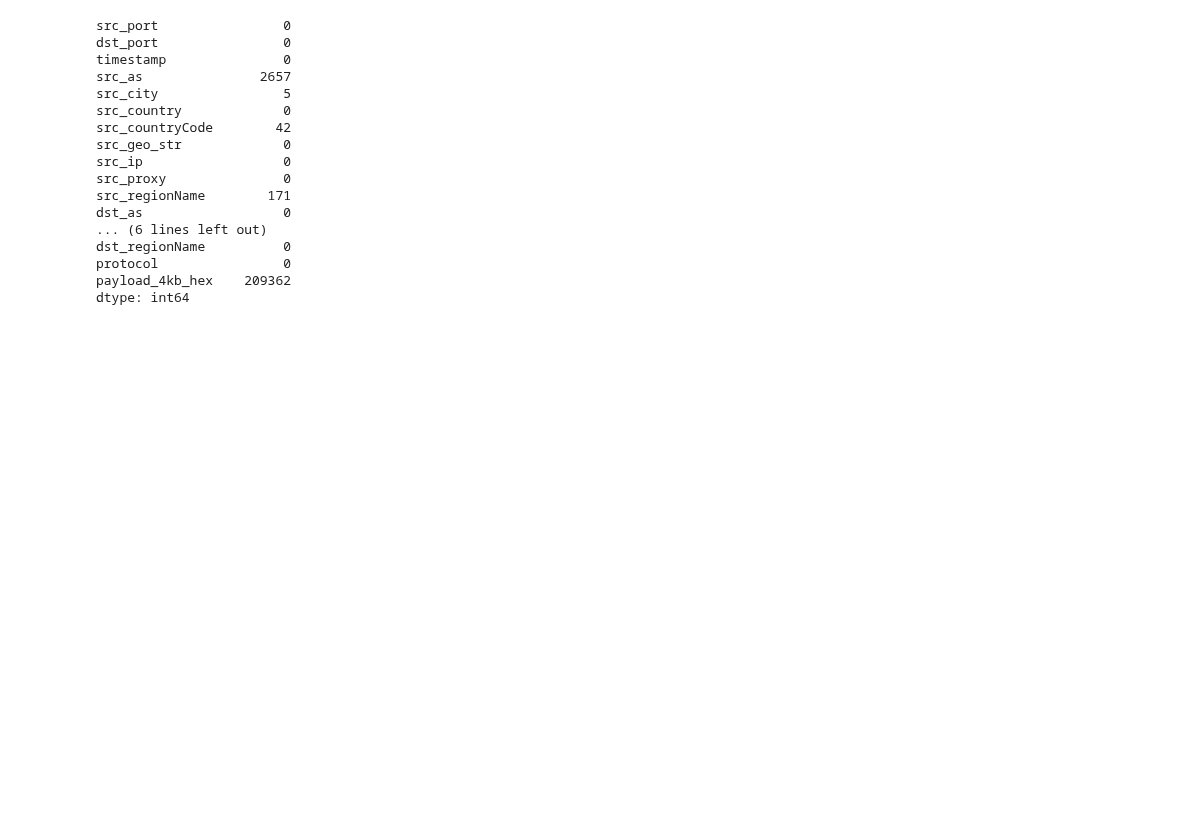
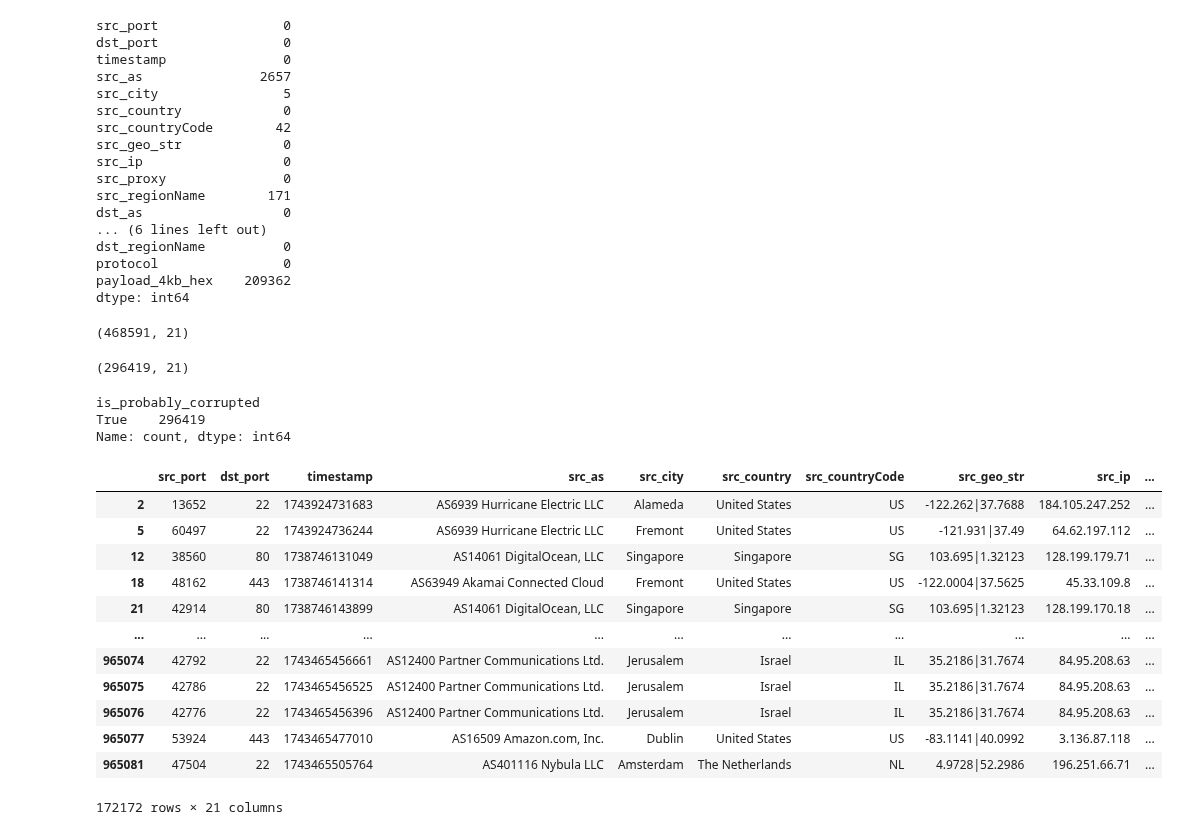
Before and after one commit to lucchinaluca/thesis-datasec, a Jupyter notebook: payload_analysis.ipynb, the cells around one changed output. Saved outputs shown, nothing was run; the diff lists cells and outputs as text; code cells hidden in the pictures; blank space fills up the shorter version.

Commit message:
modif improvement on payload analysis

```diff
--- a/payload_analysis.ipynb
+++ b/payload_analysis.ipynb
@@ -49,3 +49,14 @@ dst_regionName          0
 protocol                0
 payload_4kb_hex    209362
 dtype: int64
+# %%
+df.dropna(subset="payload_4kb_hex", inplace=True)
+# %%
+df.shape
+# %% [output]
+(468591, 21)
+# %%
+# ef bf bd is a very likely sign of the presence of so a corrupted payload �
+df[df['payload_4kb_hex'].str.contains("efbfbd", na=False)].shape
+# %% [output]
+(296419, 21)
@@ -52,3 +76,27 @@ dtype: int64
+# %%
+df_suspect['is_probably_corrupted'].value_counts()
+# %% [output]
+is_probably_corrupted
+True    296419
+Name: count, dtype: int64
+# %%
+df.drop(index=df[df['payload_4kb_hex'].str.contains("efbfbd", na=False)].index, inplace=True)
+# %%
+df
+# %% [output]
+|  | src_port | dst_port | timestamp | src_as | src_city | src_country | src_countryCode | src_geo_str | src_ip | ... |
+| 2 | 13652 | 22 | 1743924731683 | AS6939 Hurricane Electric LLC | Alameda | United States | US | -122.262|37.7688 | 184.105.247.252 | ... |
+| 5 | 60497 | 22 | 1743924736244 | AS6939 Hurricane Electric LLC | Fremont | United States | US | -121.931|37.49 | 64.62.197.112 | ... |
+| 12 | 38560 | 80 | 1738746131049 | AS14061 DigitalOcean, LLC | Singapore | Singapore | SG | 103.695|1.32123 | 128.199.179.71 | ... |
+| 18 | 48162 | 443 | 1738746141314 | AS63949 Akamai Connected Cloud | Fremont | United States | US | -122.0004|37.5625 | 45.33.109.8 | ... |
+| 21 | 42914 | 80 | 1738746143899 | AS14061 DigitalOcean, LLC | Singapore | Singapore | SG | 103.695|1.32123 | 128.199.170.18 | ... |
+| ... | ... | ... | ... | ... | ... | ... | ... | ... | ... | ... |
+| 965074 | 42792 | 22 | 1743465456661 | AS12400 Partner Communications Ltd. | Jerusalem | Israel | IL | 35.2186|31.7674 | 84.95.208.63 | ... |
+| 965075 | 42786 | 22 | 1743465456525 | AS12400 Partner Communications Ltd. | Jerusalem | Israel | IL | 35.2186|31.7674 | 84.95.208.63 | ... |
+| 965076 | 42776 | 22 | 1743465456396 | AS12400 Partner Communications Ltd. | Jerusalem | Israel | IL | 35.2186|31.7674 | 84.95.208.63 | ... |
+| 965077 | 53924 | 443 | 1743465477010 | AS16509 Amazon.com, Inc. | Dublin | United States | US | -83.1141|40.0992 | 3.136.87.118 | ... |
+| 965081 | 47504 | 22 | 1743465505764 | AS401116 Nybula LLC | Amsterdam | The Netherlands | NL | 4.9728|52.2986 | 196.251.66.71 | ... |
+172172 rows × 21 columns
 # %%
 df["timestamp"] = pd.to_datetime(df["timestamp"], unit="ms")
 # %%
```
Also changed, not shown: parts of 4 cells of this notebook.
